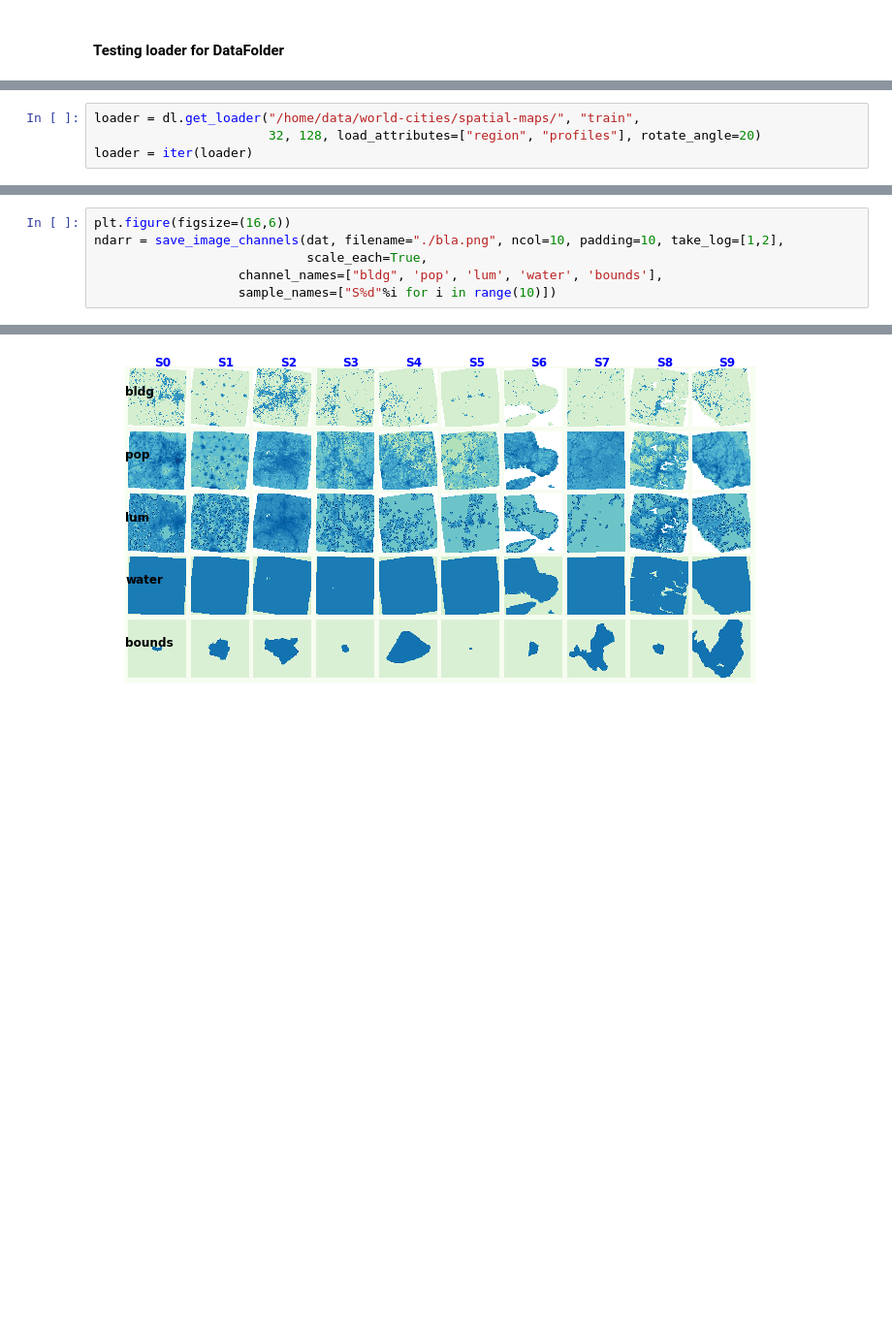
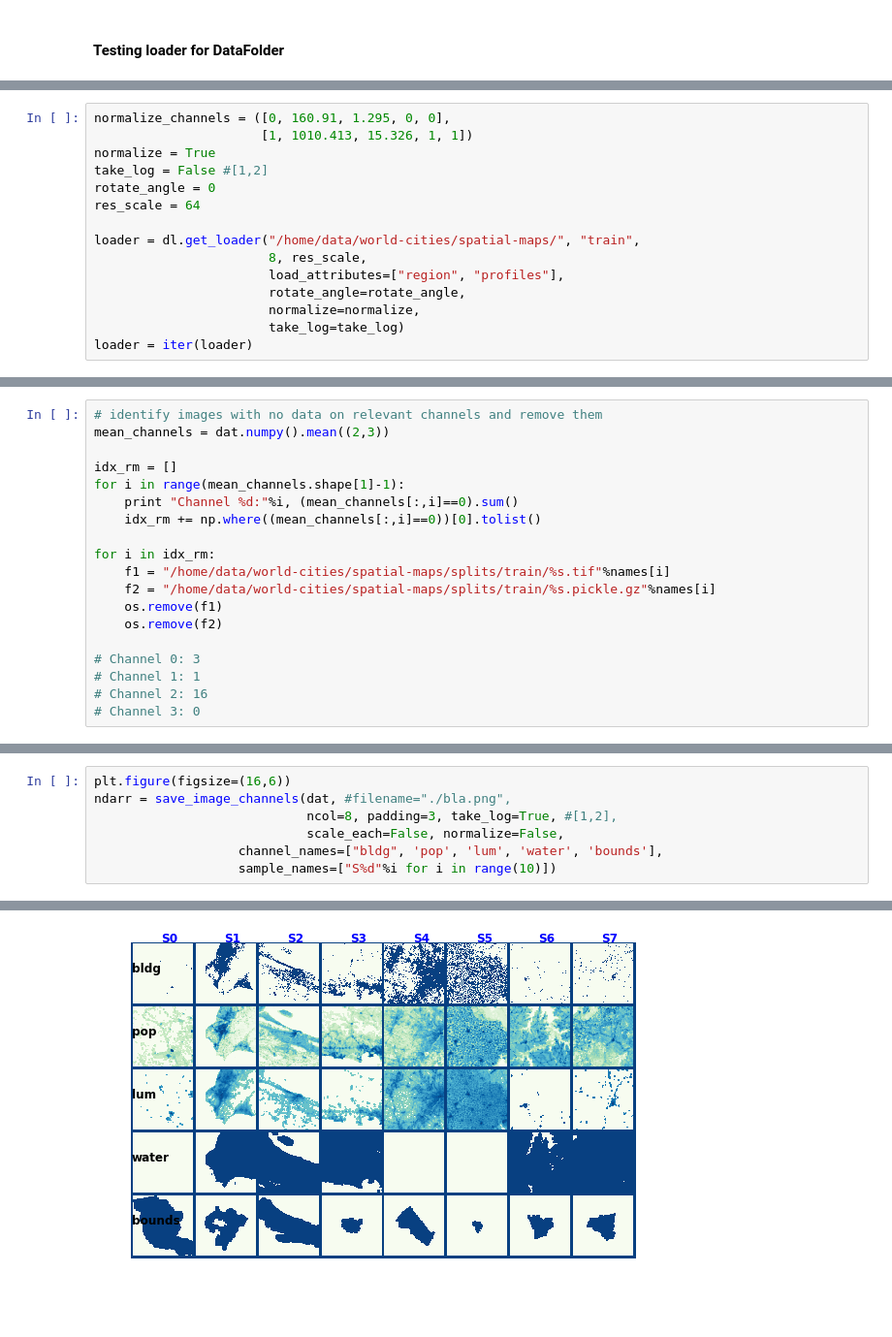
Before and after one commit to adrianalbert/citygan, a Jupyter notebook: experiments/scratch & testing.ipynb, the cells around one changed output, grey strips where cells are left out. Shown at 97% size. Drawn from its saved outputs; the diff is of its cells as text; blank space fills up the shorter version.

Commit message:
debugging issue with data scaling/saving samples

```diff
--- a/experiments/scratch & testing.ipynb
+++ b/experiments/scratch & testing.ipynb
@@ -107,6 +109,17 @@ reload(dl)
 # %%
+normalize_channels = ([0, 160.91, 1.295, 0, 0],
+                      [1, 1010.413, 15.326, 1, 1])
+normalize = True
+take_log = False #[1,2]
+rotate_angle = 0
+res_scale = 64
+
 loader = dl.get_loader("/home/data/world-cities/spatial-maps/", "train",
-                       32, 128, load_attributes=["region", "profiles"], rotate_angle=20)
+                       8, res_scale,
+                       load_attributes=["region", "profiles"],
+                       rotate_angle=rotate_angle,
+                       normalize=normalize,
+                       take_log=take_log)
 loader = iter(loader)
 # %% [output]
 Loading data from /home/data/world-cities/spatial-maps/splits/train
@@ -190,0 +181,19 @@ def save_image_channels(tensor, filename=None, ncol=8, padding=2,
+# %%
+# identify images with no data on relevant channels and remove them
+mean_channels = dat.numpy().mean((2,3))
+
+idx_rm = []
+for i in range(mean_channels.shape[1]-1):
+    print "Channel %d:"%i, (mean_channels[:,i]==0).sum()
+    idx_rm += np.where((mean_channels[:,i]==0))[0].tolist()
+
+for i in idx_rm:
+    f1 = "/home/data/world-cities/spatial-maps/splits/train/%s.tif"%names[i]
+    f2 = "/home/data/world-cities/spatial-maps/splits/train/%s.pickle.gz"%names[i]
+    os.remove(f1)
+    os.remove(f2)
+
+# Channel 0: 3
+# Channel 1: 1
+# Channel 2: 16
+# Channel 3: 0
@@ -191,7 +220,8 @@ def save_image_channels(tensor, filename=None, ncol=8, padding=2,
 # %%
 plt.figure(figsize=(16,6))
-ndarr = save_image_channels(dat, filename="./bla.png", ncol=10, padding=10, take_log=[1,2],
-                            scale_each=True,
+ndarr = save_image_channels(dat, #filename="./bla.png",
+                            ncol=8, padding=3, take_log=True, #[1,2],
+                            scale_each=False, normalize=False,
                    channel_names=["bldg", 'pop', 'lum', 'water', 'bounds'],
                    sample_names=["S%d"%i for i in range(10)])
 # %% [output]
@@ -198 +229 @@ ndarr = save_image_channels(dat, filename="./bla.png", ncol=10, padding=10, take
-[figure, old version]
+[figure, new version]
```
Also changed, not shown: parts of 15 cells of this notebook, 2 other files.
